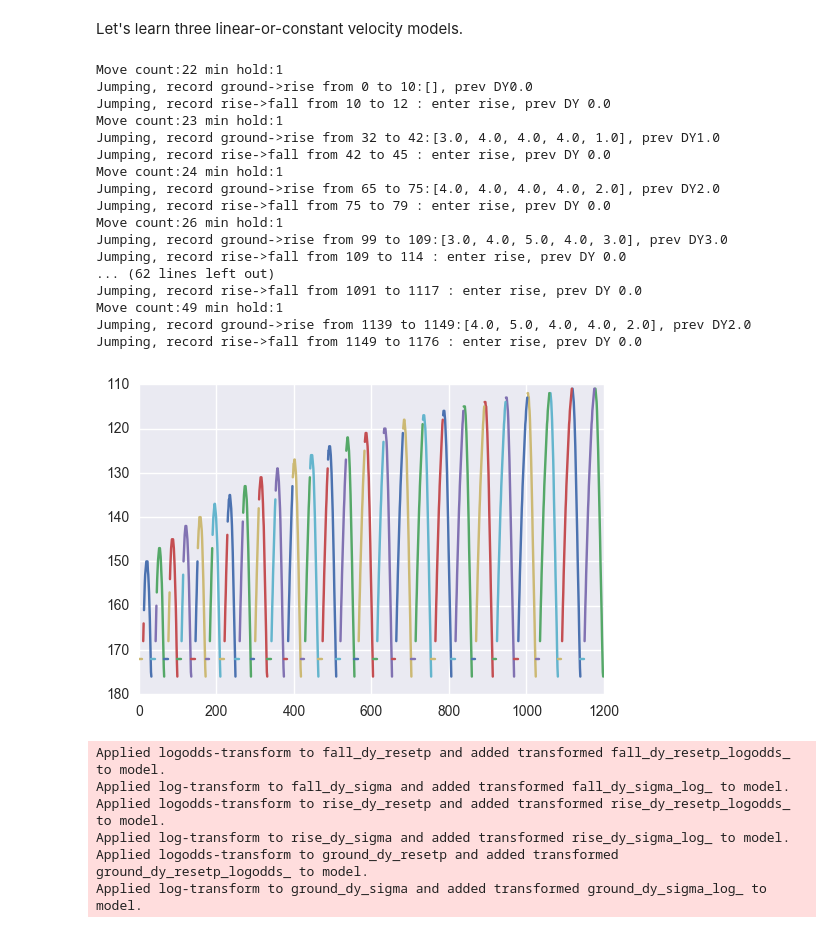
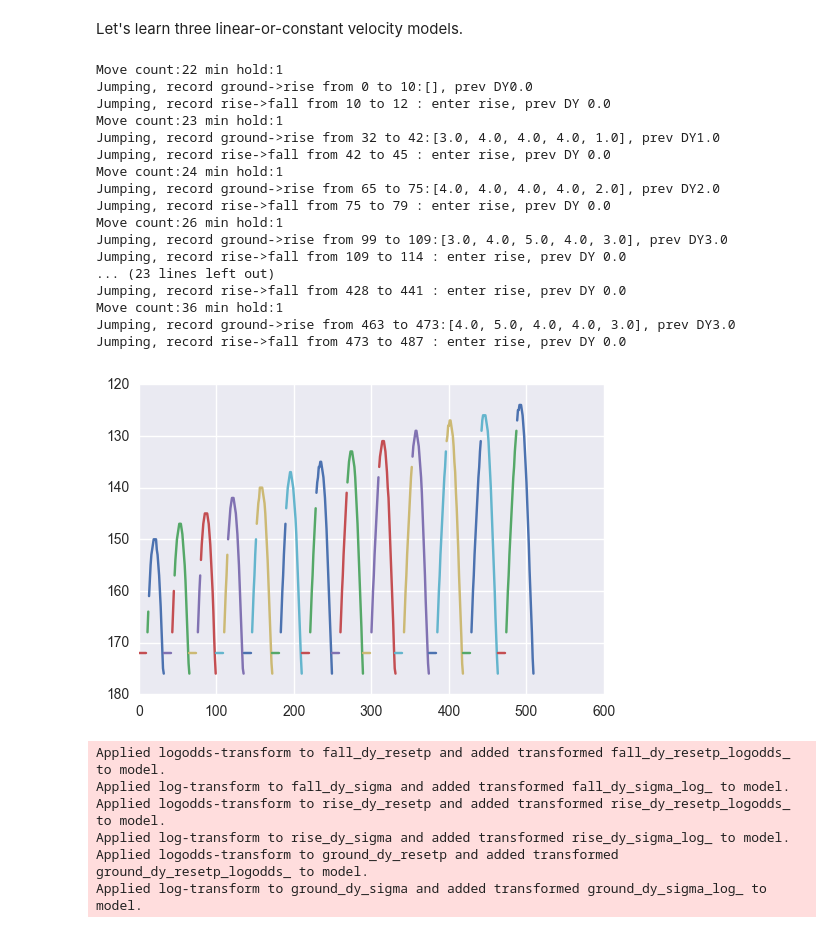
Before and after one commit to JoeOsborn/mechlearn, a Jupyter notebook: mechlearn/jumpfit.ipynb, the cells around one changed output. Cells and saved outputs as stored; diff of their text form; code cells hidden in the pictures.

```diff
--- a/mechlearn/jumpfit.ipynb
+++ b/mechlearn/jumpfit.ipynb
@@ -94,7 +94,7 @@ def record_run(modes, state, t, vbls, all_vbls):
 
 t = 0
 state_change_t = 0
-trials = allTrials
+trials = allTrials[:len(allTrials)/2]
 all_vbls = dict(x=[],y=[],dx=[],dy=[],t=[])
 # Tweak the range and increment to get more precise/slower fitting.
 for moves, stats in trials:
@@ -160,39 +160,39 @@ for moves, stats in trials:
                state,
                state_change_t,
                vbls,
                all_vbls)
     state_change_t = t
 
 
 for m in modes:
     #print m
     for (run_start, prev_vbls, run_vbls) in modes[m]:
         #print str(run_start)+".."+str(run_start+len(run_vbls["y"]))
         #print "PVs:"+str(prev_vbls)
         plt.plot(run_vbls["t"]+run_start, run_vbls["y"])
 
 
 plt.gca().invert_yaxis()
 plt.show()
 # %% [output]
 Move count:22 min hold:1
 Jumping, record ground->rise from 0 to 10:[], prev DY0.0
 Jumping, record rise->fall from 10 to 12 : enter rise, prev DY 0.0
 Move count:23 min hold:1
 Jumping, record ground->rise from 32 to 42:[3.0, 4.0, 4.0, 4.0, 1.0], prev DY1.0
 Jumping, record rise->fall from 42 to 45 : enter rise, prev DY 0.0
 Move count:24 min hold:1
 Jumping, record ground->rise from 65 to 75:[4.0, 4.0, 4.0, 4.0, 2.0], prev DY2.0
 Jumping, record rise->fall from 75 to 79 : enter rise, prev DY 0.0
 Move count:26 min hold:1
 Jumping, record ground->rise from 99 to 109:[3.0, 4.0, 5.0, 4.0, 3.0], prev DY3.0
 Jumping, record rise->fall from 109 to 114 : enter rise, prev DY 0.0
-... (62 lines left out)
-Jumping, record rise->fall from 1091 to 1117 : enter rise, prev DY 0.0
-Move count:49 min hold:1
-Jumping, record ground->rise from 1139 to 1149:[4.0, 5.0, 4.0, 4.0, 2.0], prev DY2.0
-Jumping, record rise->fall from 1149 to 1176 : enter rise, prev DY 0.0
+... (23 lines left out)
+Jumping, record rise->fall from 428 to 441 : enter rise, prev DY 0.0
+Move count:36 min hold:1
+Jumping, record ground->rise from 463 to 473:[4.0, 5.0, 4.0, 4.0, 3.0], prev DY3.0
+Jumping, record rise->fall from 473 to 487 : enter rise, prev DY 0.0
-[figure, old version]
+[figure, new version]
 # %%
 # Original approach with resetp
 # MAYBE EXECUTE ME! Then the second-to-last cell.
```
Also changed, not shown: parts of 11 cells of this notebook, 1 other file.
